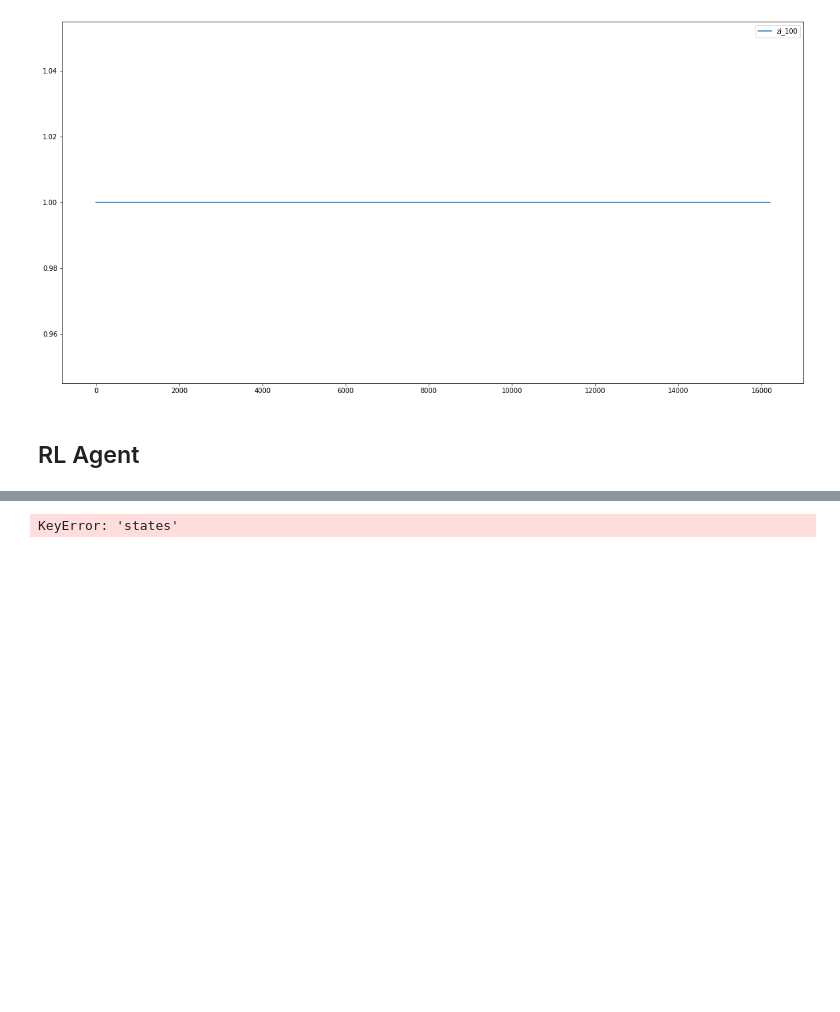
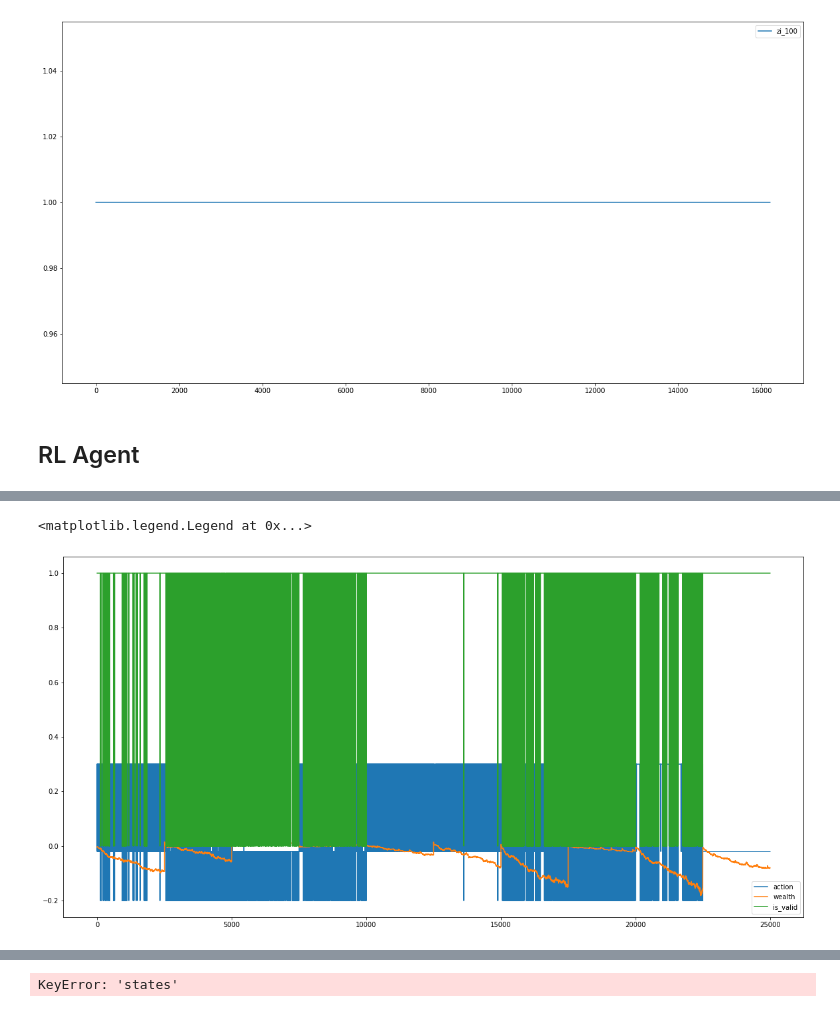
Before and after one commit to lainn9527/market_simulator, a Jupyter notebook: multi_visualization.ipynb, the cells around one changed output, grey strips where cells are left out. Saved outputs shown, nothing was run; the diff lists cells and outputs as text; code cells hidden in the pictures; blank space fills up the shorter version.

```diff
--- a/multi_visualization.ipynb
+++ b/multi_visualization.ipynb
@@ -279,0 +309,13 @@ asks = market['ask_five_price']
+# %%
+action_rewards = []
+wealth_rewards = []
+valid_rewards = []
+
+tr = np.array(total_rewards)
+total_reward_by_type = tr.reshape([-1, 3])
+# %%
+plt.plot(total_reward_by_type, label = ['action', 'wealth', 'is_valid'])
+plt.legend()
+# %% [output]
+<matplotlib.legend.Legend at 0x...>
+[figure, added]
```
Also changed, not shown: parts of 12 cells of this notebook, 7 other files.
